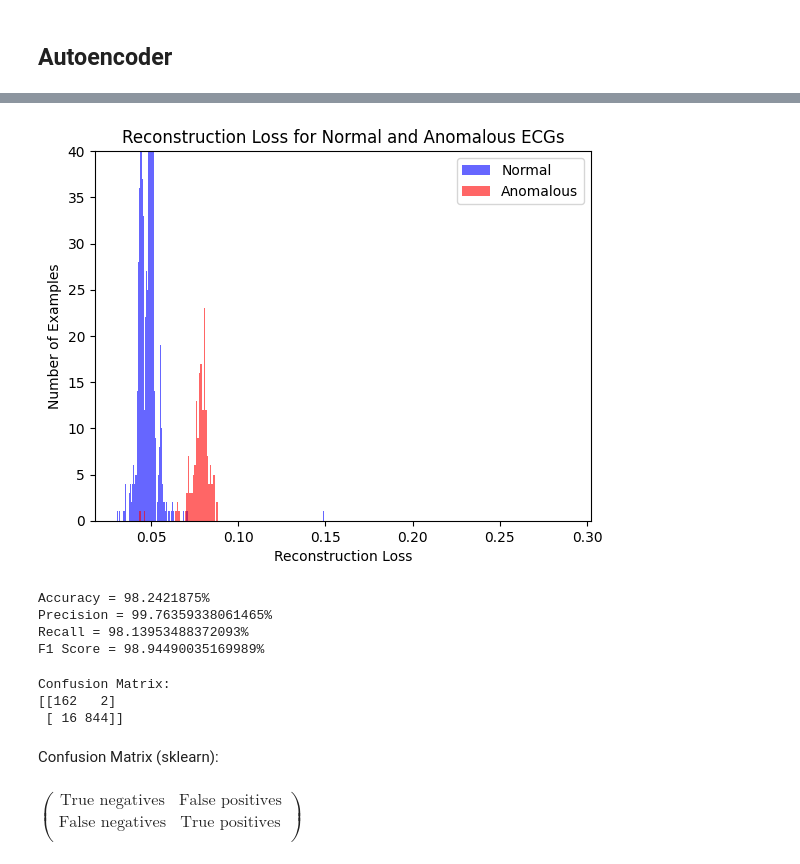
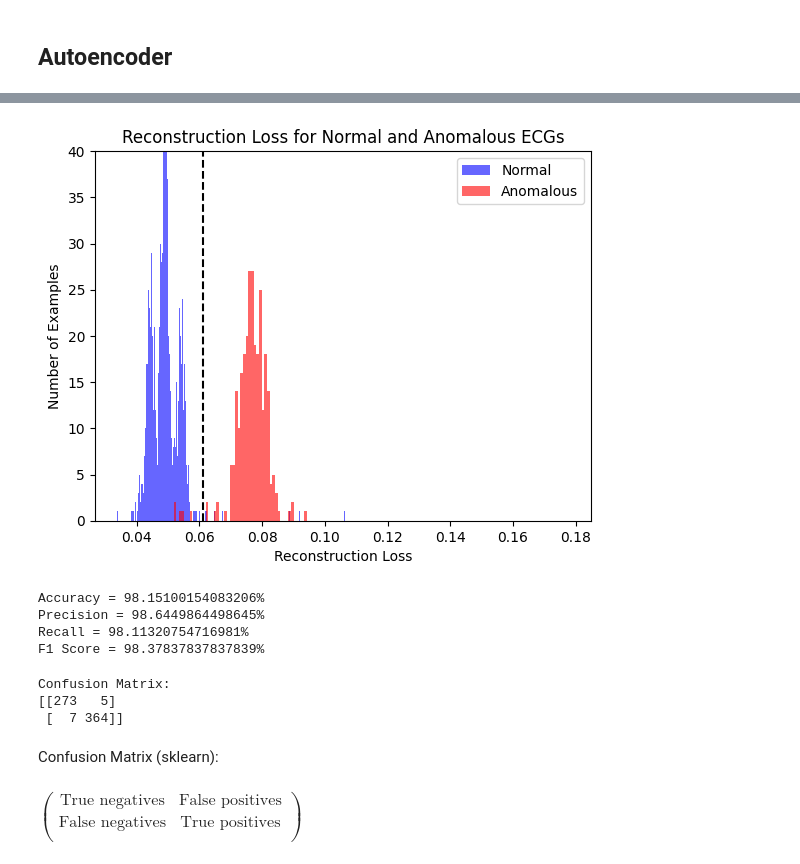
Before and after one commit to joaotiago-dias/metro_porto, a Jupyter notebook: Porto_LSTM.ipynb, the cells around one changed output, grey strips where cells are left out. Drawn from its saved outputs; the diff is of its cells as text; code cells hidden in the pictures.

```diff
--- a/Porto_LSTM.ipynb
+++ b/Porto_LSTM.ipynb
@@ -37,22 +37,33 @@ data = X_lstm
 
 normal_train_data = np.empty((0, 7, 9))  # Empty array with correct shape
 anomalous_train_data = np.empty((0, 7, 9))
+normal_val_data = np.empty((0, 7, 9))
+anomalous_val_data = np.empty((0, 7, 9))
 normal_test_data = np.empty((0, 7, 9))
 anomalous_test_data = np.empty((0, 7, 9))
 
-# Determine the split index
-split_index = int(0.3 * len(labels))
+# Determine the split index (see image below: the train and validation sets will use only good data. Mixed data is desirable for testing)
+split_index = int(0.25 * len(labels))
+split_index2 = int(0.44 * len(labels))
+split_index3 = int(0.63 * len(labels))
 
 # Split the data and labels
-test_data = data[:split_index]
-train_data = data[split_index:]
-test_labels = labels[:split_index]
-train_labels = labels[split_index:]
+train_data = np.concatenate((data[:split_index], data[split_index3:]), axis=0)
+val_data = data[split_index:split_index2]
+test_data = data[split_index2:split_index3]
 
+train_labels = np.concatenate((labels[:split_index], labels[split_index3:]), axis=0)
+val_labels = labels[split_index:split_index2]
+test_labels = labels[split_index2:split_index3]
+
+#Pass to boolean
 train_labels = train_labels.astype(bool)
+val_labels = val_labels.astype(bool)
 test_labels = test_labels.astype(bool)
 
+#Pass to float
 train_data = tf.cast(train_data, tf.float32)
+val_data = tf.cast(val_data, tf.float32)
 test_data = tf.cast(test_data, tf.float32)
 
 
@@ -62,6 +73,12 @@ for i in range(len(train_labels)):
      else:
         anomalous_train_data = np.concatenate((anomalous_train_data, train_data[i:i+1, :, :]), axis=0)
 
+for i in range(len(val_labels)):
+       if val_labels[i] == 0:
+         normal_val_data = np.concatenate((normal_val_data, val_data[i:i+1, :, :]), axis=0)
+       else:
+         anomalous_val_data = np.concatenate((anomalous_val_data, val_data[i:i+1, :, :]), axis=0)
+
 for i in range(len(test_labels)):
      if test_labels[i] == 0:
         normal_test_data = np.concatenate((normal_test_data, test_data[i:i+1, :, :]), axis=0)
@@ -98,7 +159,8 @@ class SparseAutoencoderLoss(tf.keras.losses.Loss):
         self.sparsity_target = sparsity_target
 
     def get_layer_activations(self, data):
-        layer_outputs = [layer.output for layer in self.model.layers if 'encoder_1' in layer.name or 'bottleneck' in layer.name or 'decoder_1' in layer.name or 'decoder_2' in layer.name]
+        layer_outputs = [layer.output for layer in self.model.layers if 'encoder_1' in layer.name or 'bottleneck' in layer.name
+                         or 'decoder_1' in layer.name or 'decoder_2' in layer.name]
         activation_model = Model(inputs=self.model.input, outputs=layer_outputs)
         activations = activation_model(data)
         return activations
@@ -141,7 +203,7 @@ history = autoencoder.fit(
     y=normal_train_data,  # Input and target are the same for autoencoders
     epochs=100,
     batch_size=30,
-    validation_data=(normal_test_data, normal_test_data)
+    validation_data=(normal_val_data, normal_val_data)
 )
 
 # Plot training and validation loss
@@ -175,9 +237,9 @@ reconstructions_normal = autoencoder.predict(normal_train_data)
 train_loss = tf.reduce_mean(tf.keras.losses.mae(reconstructions_normal, normal_train_data), axis=1)
 
 
-threshold = np.mean(train_loss) + np.std(train_loss)
+threshold = np.mean(train_loss) + 2*np.std(train_loss)
 print("Threshold: ", threshold)
-threshold=0.06 ########################################################################################################################################################
+#threshold=0.062 ########################################################################################################################################################
 
 reconstructions_anomalous = autoencoder.predict(anomalous_test_data)
 test_loss = tf.reduce_mean(tf.keras.losses.mae(reconstructions_anomalous, anomalous_test_data), axis=1)
@@ -190,6 +252,7 @@ plt.xlabel("Reconstruction Loss")
 plt.ylabel("Number of Examples")
 plt.legend(loc='upper right')
 plt.title("Reconstruction Loss for Normal and Anomalous ECGs")
+plt.axvline(x=threshold, color='black', linestyle='--')
 plt.ylim((0, 40))
 #plt.xlim((0,1))
 plt.show()
@@ -216,8 +279,8 @@ Threshold:  0.056255808636570176
-[figure, old version]
+[figure, new version]
-Accuracy = 98.2421875%
-Precision = 99.76359338061465%
-Recall = 98.13953488372093%
-F1 Score = 98.94490035169989%
+Accuracy = 98.15100154083206%
+Precision = 98.6449864498645%
+Recall = 98.11320754716981%
+F1 Score = 98.37837837837839%
 # %%
 from sklearn.metrics import confusion_matrix
 
@@ -228,8 +291,8 @@ print("Confusion Matrix:")
 print(cm)
 # %% [output]
 Confusion Matrix:
-[[162   2]
- [ 16 844]]
+[[273   5]
+ [  7 364]]
 # %% [markdown]
 Confusion Matrix (sklearn):\
 \
```
Also changed, not shown: parts of 5 cells of this notebook, 1 other file.
